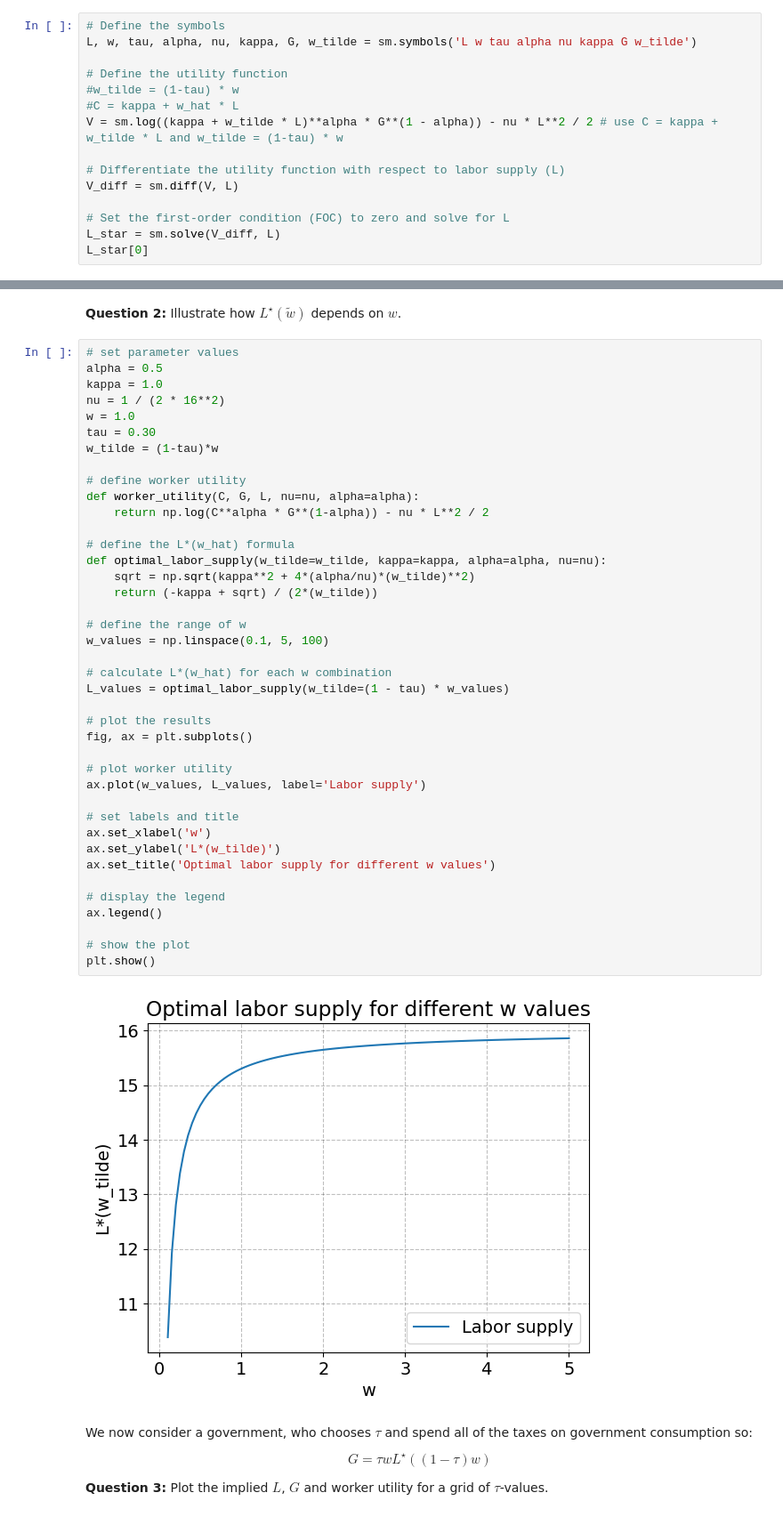
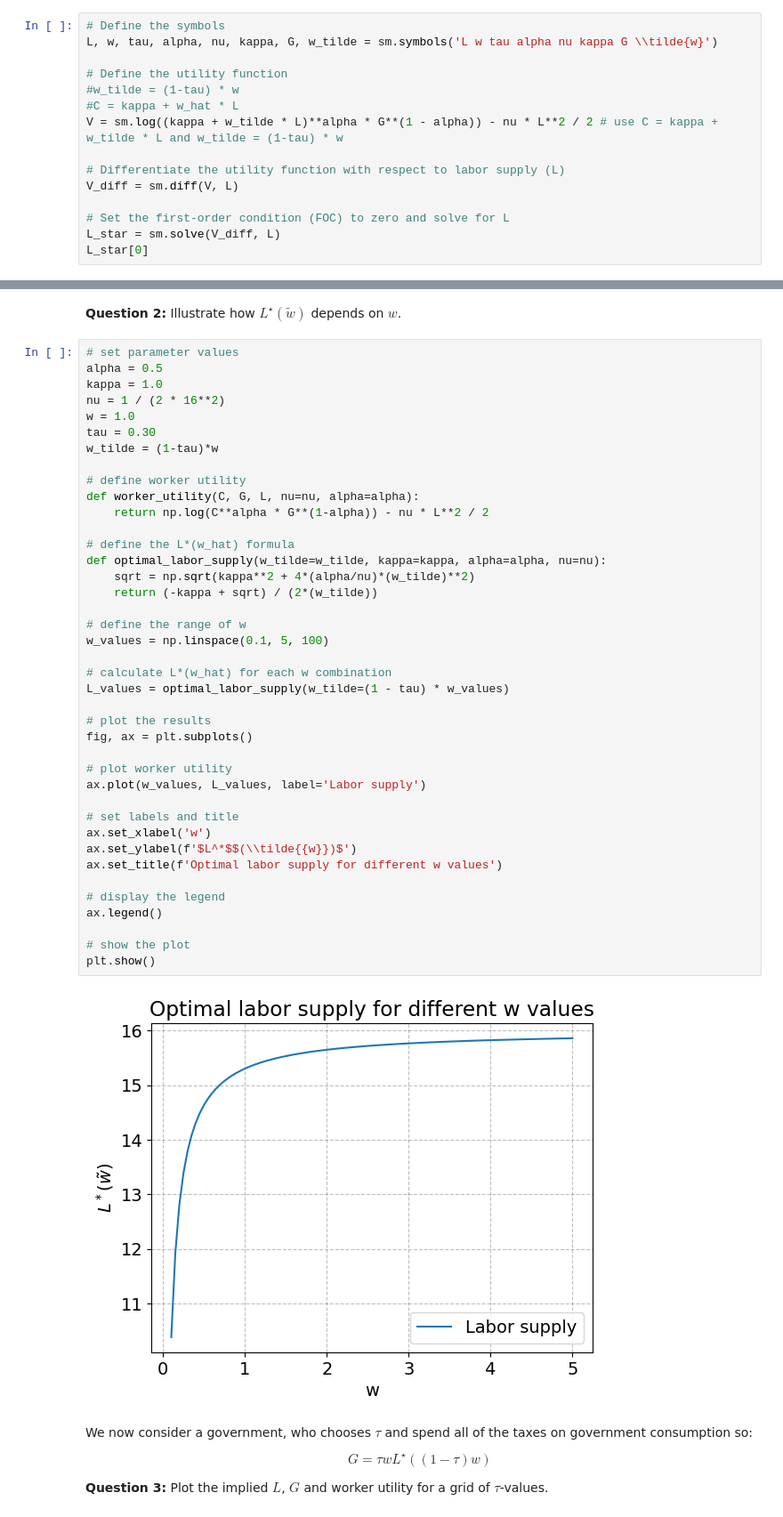
Before and after one commit to NumEconCopenhagen/projects-2023-noobs, a Jupyter notebook: examproject/Exam-2023-notebook.j.ipynb, the cells around one changed output, grey strips where cells are left out. Shown: that part at 89% size. Drawn from its saved outputs; the diff is of its cells as text.

```diff
--- a/examproject/Exam-2023-notebook.j.ipynb
+++ b/examproject/Exam-2023-notebook.j.ipynb
@@ -58,7 +58,7 @@ $$
 **Question 1:** Verify that the optimal labor supply choice is $L^{\star}(\tilde{w}) =\frac{-\kappa+\sqrt{\kappa^{2}+4\frac{\alpha}{\nu}\tilde{w}^2}}{2\tilde{w}}$, where $\tilde{w} = (1-\tau)w$, for $G\in\left\{1.0 , 2.0\right\}$.
 # %%
 # Define the symbols
-L, w, tau, alpha, nu, kappa, G, w_tilde = sm.symbols('L w tau alpha nu kappa G w_tilde')
+L, w, tau, alpha, nu, kappa, G, w_tilde = sm.symbols('L w tau alpha nu kappa G \\tilde{w}')
 
 # Define the utility function
 #w_tilde = (1-tau) * w
@@ -87,36 +87,36 @@ w_tilde = (1-tau)*w
 # define worker utility
 def worker_utility(C, G, L, nu=nu, alpha=alpha):
     return np.log(C**alpha * G**(1-alpha)) - nu * L**2 / 2
 
 # define the L*(w_hat) formula
 def optimal_labor_supply(w_tilde=w_tilde, kappa=kappa, alpha=alpha, nu=nu):
     sqrt = np.sqrt(kappa**2 + 4*(alpha/nu)*(w_tilde)**2)
     return (-kappa + sqrt) / (2*(w_tilde))
 
 # define the range of w
 w_values = np.linspace(0.1, 5, 100)
 
 # calculate L*(w_hat) for each w combination
 L_values = optimal_labor_supply(w_tilde=(1 - tau) * w_values)
 
 # plot the results
 fig, ax = plt.subplots()
 
 # plot worker utility
 ax.plot(w_values, L_values, label='Labor supply')
 
 # set labels and title
 ax.set_xlabel('w')
-ax.set_ylabel('L*(w_tilde)')
-ax.set_title('Optimal labor supply for different w values')
+ax.set_ylabel(f'$L^*$$(\\tilde{{w}})$')
+ax.set_title(f'Optimal labor supply for different w values')
 
 # display the legend
 ax.legend()
 
 # show the plot
 plt.show()
 # %% [output]
-[figure, old version]
+[figure, new version]
 # %% [markdown]
 
 We now consider a government, who chooses $\tau$ and spend all of the taxes on government consumption so:
```
Also changed, not shown: parts of 4 cells of this notebook.
